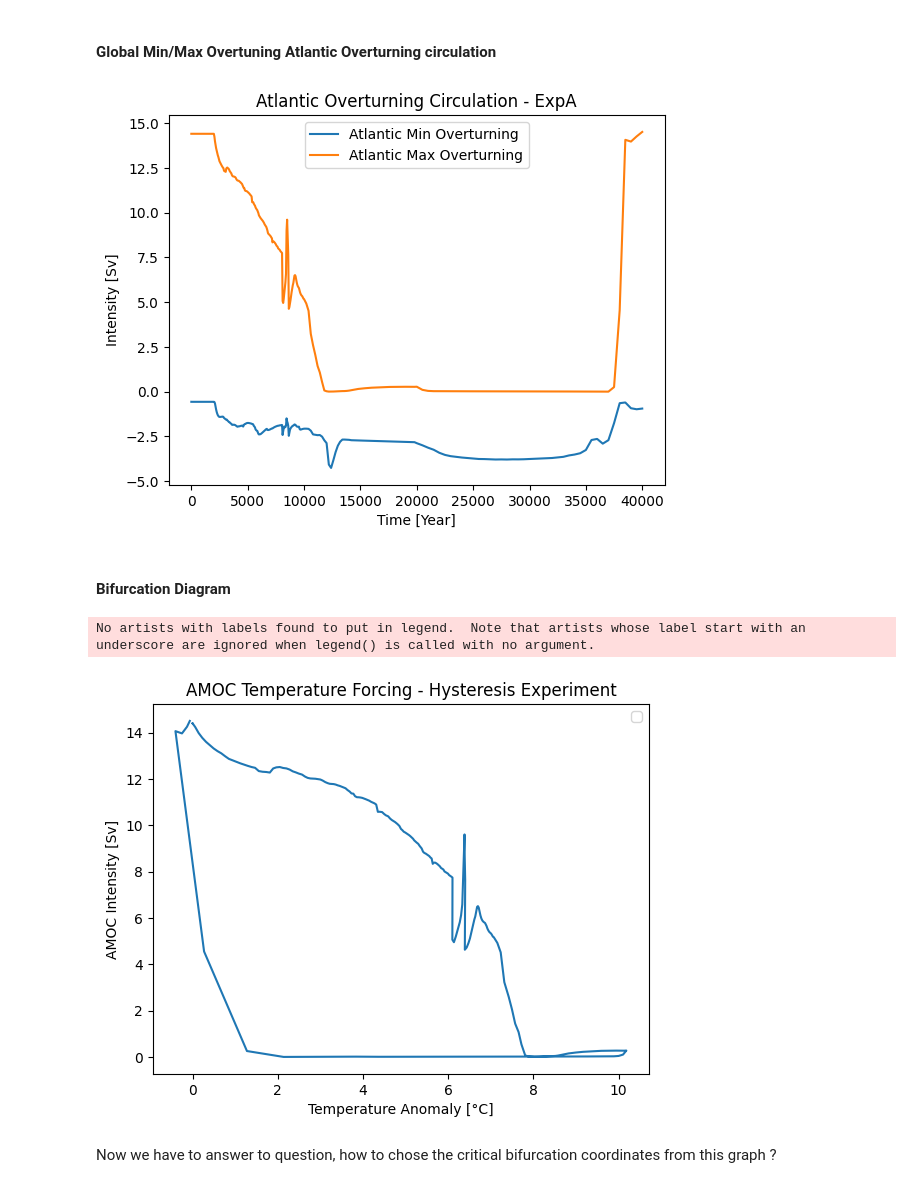
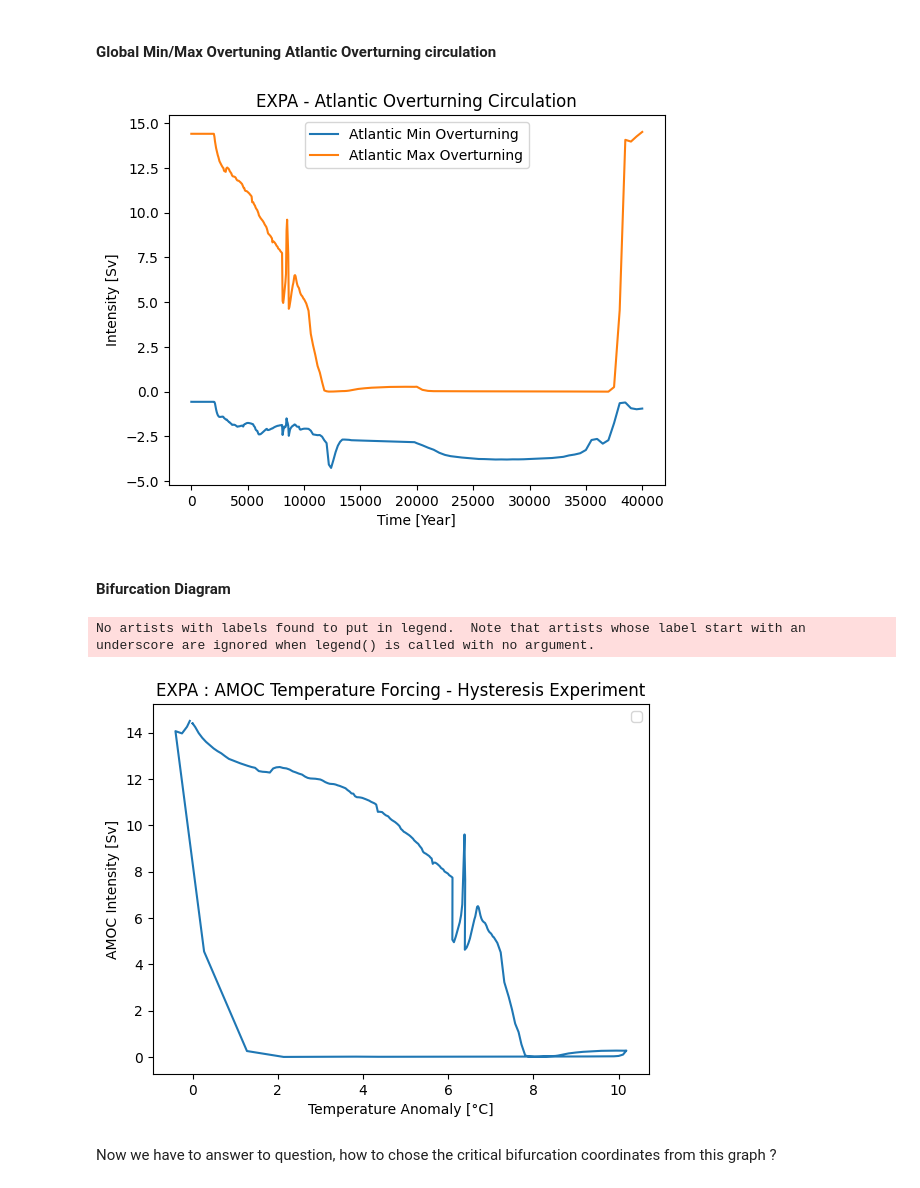
Before and after one commit to AmauryLaridon/LPHYS2299-Master-s-Thesis, a Jupyter notebook: cGenie Simulations/cGenie_exp_analysis.ipynb, the cells around one changed output. Cells and saved outputs as stored; diff of their text form; code cells hidden in the pictures.

```diff
--- a/cGenie Simulations/cGenie_exp_analysis.ipynb
+++ b/cGenie Simulations/cGenie_exp_analysis.ipynb
@@ -131,27 +220,27 @@ plt.show()
 # %%
 plt.plot(year_ExpA, atl_min_overt_ExpA,label='Atlantic Min Overturning')
 plt.plot(year_ExpA, atl_max_overt_ExpA,label='Atlantic Max Overturning')
-plt.title("Atlantic Overturning Circulation - ExpA")
+plt.title("EXPA - Atlantic Overturning Circulation")
 plt.xlabel("Time [Year]")
 plt.ylabel("Intensity [Sv]")
 plt.legend()
 plt.savefig(save_fig_dir+'/EXPA/EXPA_Atl_Overt_Circ_MinMax')
 plt.show()
 # %% [output]
-[figure, old version]
+[figure, new version]
 # %% [markdown]
 #### Bifurcation Diagram
 # %%
 plt.plot(global_sat_anomaly_cGenie, atl_max_overt_ExpA)
-plt.title("AMOC Temperature Forcing - Hysteresis Experiment")
+plt.title("EXPA : AMOC Temperature Forcing - Hysteresis Experiment")
 plt.xlabel("Temperature Anomaly [°C]")
 plt.ylabel("AMOC Intensity [Sv]")
 plt.legend()
 plt.savefig(save_fig_dir+'/EXPA/EXPA_bif_diag')
 plt.show()
 # %% [output]
 No artists with labels found to put in legend.  Note that artists whose label start with an underscore are ignored when legend() is called with no argument.
-[figure, old version]
+[figure, new version]
 # %% [markdown]
 Now we have to answer to question, how to chose the critical bifurcation coordinates from this graph ?
 # %% [markdown]
```
Also changed, not shown: parts of 31 cells of this notebook, 23 other files.
